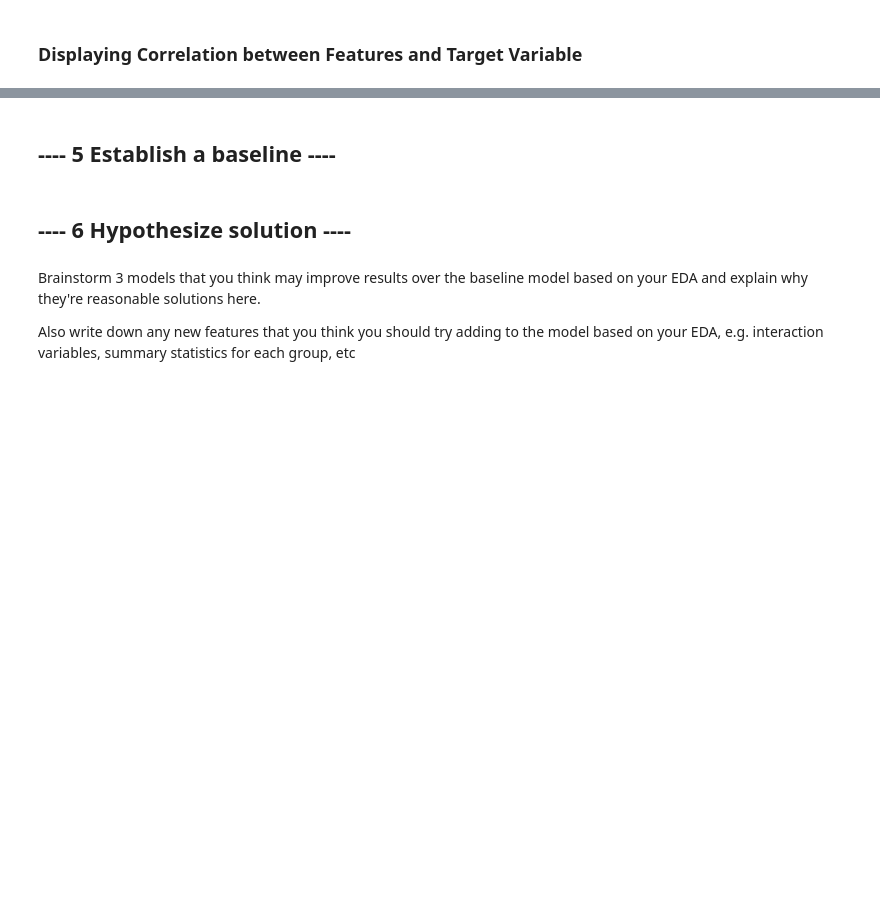
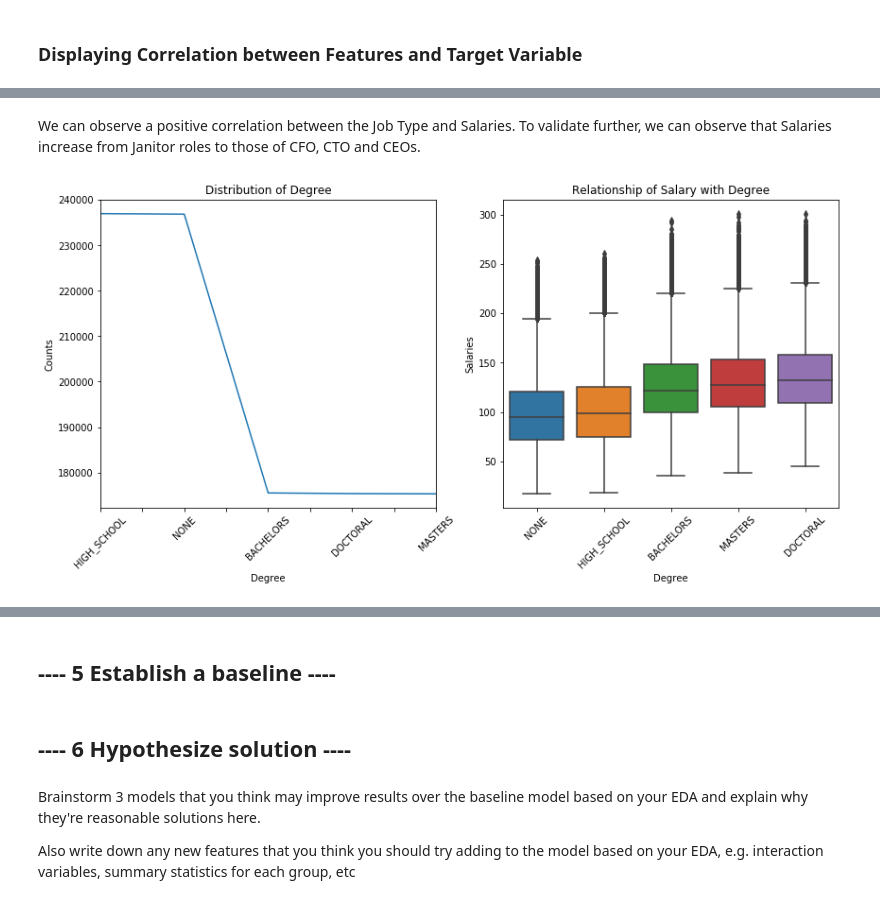
Before and after one commit to MrYoupiter/Salary_Prediction_Portfolio, a Jupyter notebook: SalaryPredictionProject.ipynb, the cells around one changed output, grey strips where cells are left out. Saved outputs shown, nothing was run; the diff lists cells and outputs as text; code cells hidden in the pictures; blank space fills up the shorter version.

```diff
--- a/SalaryPredictionProject.ipynb
+++ b/SalaryPredictionProject.ipynb
@@ -480,0 +528,7 @@ scatter_data(train_merged , 'Experience (Years)')
+# %% [markdown]
+We can observe a positive correlation between the Job Type and Salaries. To validate further, we can observe that Salaries increase from Janitor roles to those of CFO, CTO and CEOs.
+# %%
+#Correlation between Job Type and Degree
+plot_var(train_merged, 'Degree')
+# %% [output]
+[figure, added]
```
Also changed, not shown: parts of 19 cells of this notebook.
